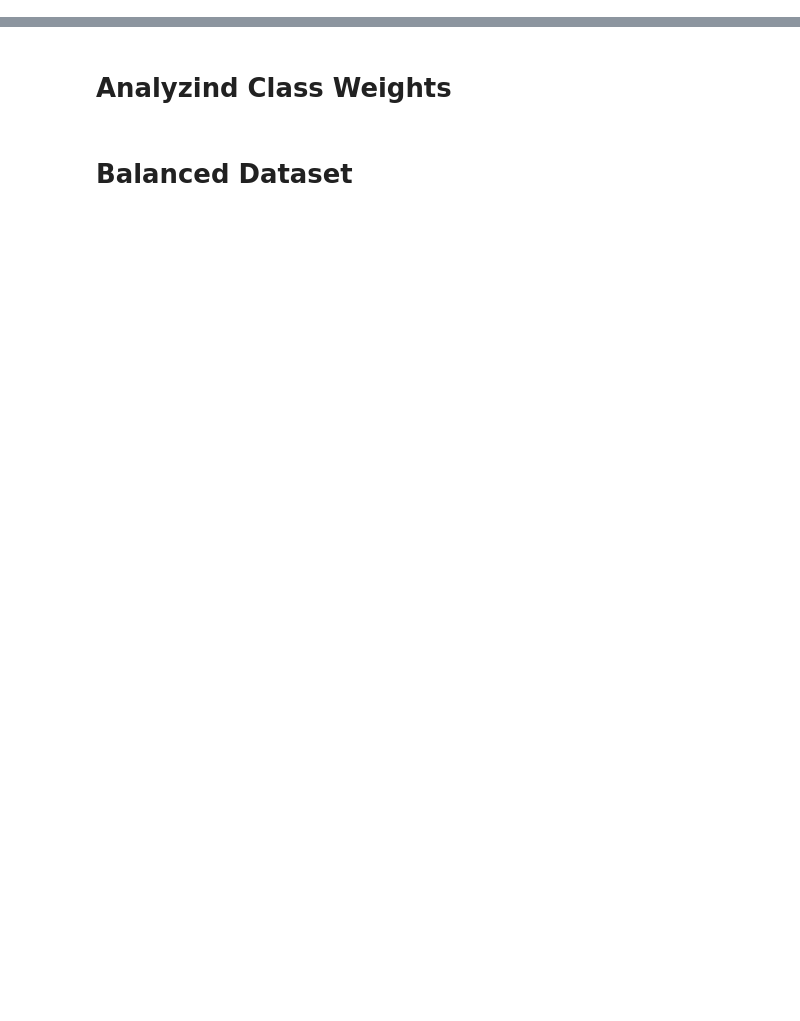
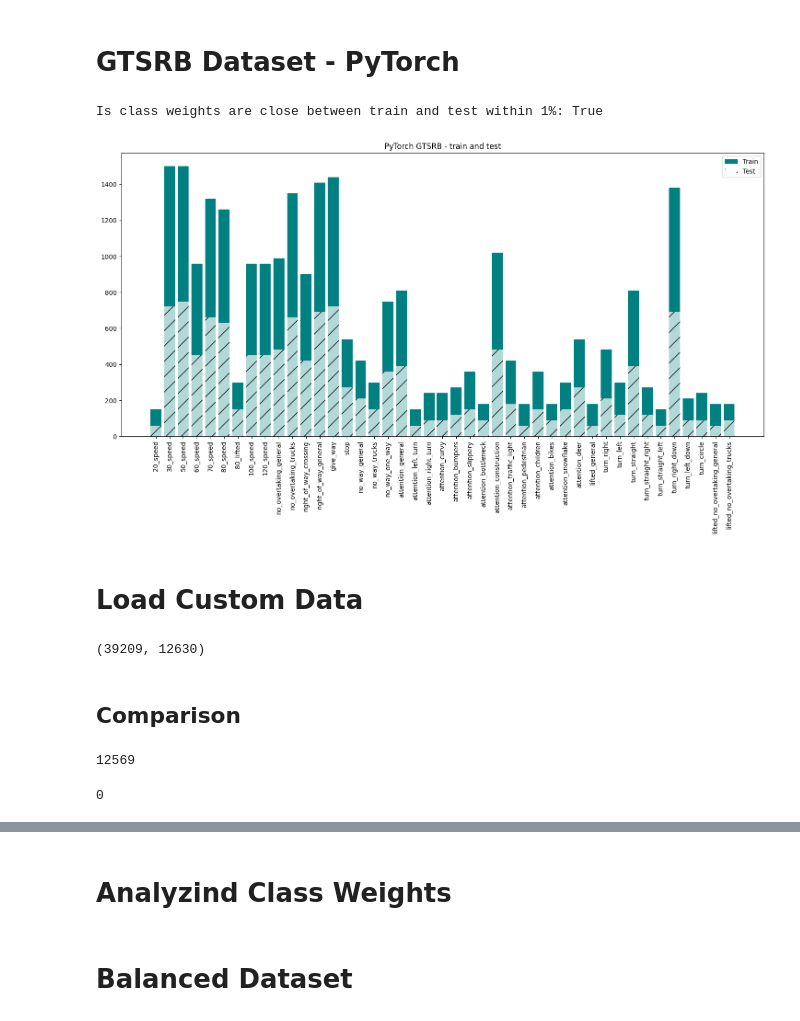
Before and after one commit to ahmadhatahet/runtime-monitoring, a Jupyter notebook: experiments/GTSRB/GTSRB_SAVE_BalancedAugmented.ipynb, the cells around one changed output, grey strips where cells are left out. Cells and saved outputs as stored; diff of their text form; code cells hidden in the pictures; blank space fills up the shorter version.

```diff
--- a/experiments/GTSRB/GTSRB_SAVE_BalancedAugmented.ipynb
+++ b/experiments/GTSRB/GTSRB_SAVE_BalancedAugmented.ipynb
@@ -109,0 +3,4 @@ plt.show()
+# %%
+DATASET = 'GTSRB'
+CUDA = 0
+GPU_NAME = f'cuda:{CUDA}'
@@ -109,0 +62,4 @@ plt.show()
+# %%
+feature_names = get_labels(DATASET)
+# %% [markdown]
+# GTSRB Dataset - PyTorch
@@ -109,0 +74,41 @@ plt.show()
+# %%
+# to calculate manually
+# gtsrb_cls_count_train = get_class_weights(DataLoader(gtsrb_train, 512))
+
+# already calculated
+gtsrb_cls_count_train = np.array([ 150., 1500., 1500.,  960., 1320., 1260.,  300.,  960.,  960.,
+        990., 1350.,  900., 1410., 1440.,  540.,  420.,  300.,  750.,
+        810.,  150.,  240.,  240.,  270.,  360.,  180., 1020.,  420.,
+        180.,  360.,  180.,  300.,  540.,  180.,  480.,  300.,  810.,
+        270.,  150., 1380.,  210.,  240.,  180.,  180.])
+# %%
+# to calculate manually
+# gtsrb_cls_count_test = get_class_weights(DataLoader(gtsrb_test, 512))
+
+# already calculated
+gtsrb_cls_count_test = np.array([ 60., 720., 750., 450., 660., 630., 150., 450., 450., 480., 660.,
+       420., 690., 720., 270., 210., 150., 360., 390.,  60.,  90.,  90.,
+       120., 150.,  90., 480., 180.,  60., 150.,  90., 150., 270.,  60.,
+       210., 120., 390., 120.,  60., 690.,  90.,  90.,  60.,  90.])
+# %%
+# is class weights are close between train and test within 1%
+print('Is class weights are close between train and test within 1%:',
+      np.allclose(
+        gtsrb_cls_count_test / len(gtsrb_test),
+        gtsrb_cls_count_train / len(gtsrb_train),
+        atol=1e-2
+    ))
+# %% [output]
+Is class weights are close between train and test within 1%: True
+# %%
+plt.figure(figsize=(18, 8))
+plt.bar(height=gtsrb_cls_count_train, x=list(feature_names.values()), color='teal', label='Train')
+plt.bar(height=gtsrb_cls_count_test, x=list(feature_names.values()), color='white', alpha=.70, hatch='/', label='Test')
+plt.xticks(rotation=90)
+plt.legend()
+plt.title('PyTorch GTSRB - train and test')
+plt.show()
+# %% [output]
+[figure, added]
+# %% [markdown]
+# Load Custom Data
@@ -109,0 +136,18 @@ plt.show()
+# %%
+test_data.data.columns = [0, 1]
+test_data.data.drop(index=0, axis=0, inplace=True)
+test_data.data[1] = test_data.data[1].astype(np.int8)
+
+len(train_data), len(test_data)
+# %% [output]
+(39209, 12630)
+# %% [markdown]
+## Comparison
+# %%
+len(train_data) - len(gtsrb_train)
+# %% [output]
+12569
+# %%
+len(test_data) - len(gtsrb_test)
+# %% [output]
+0
```
Also changed, not shown: parts of 54 cells of this notebook.
